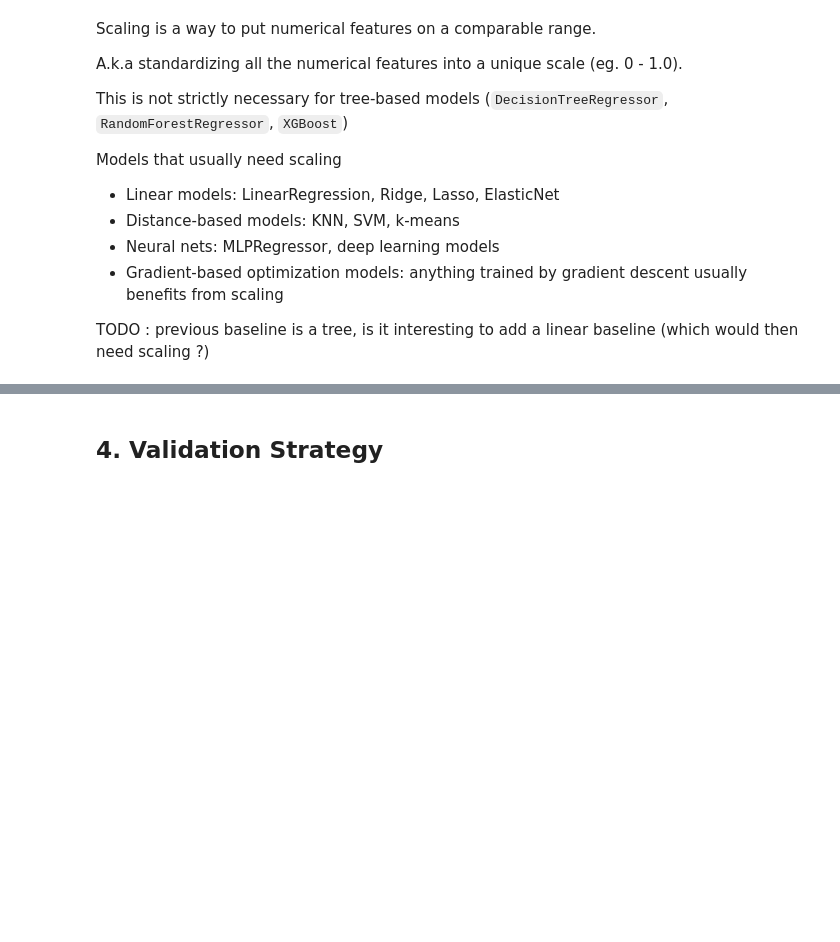
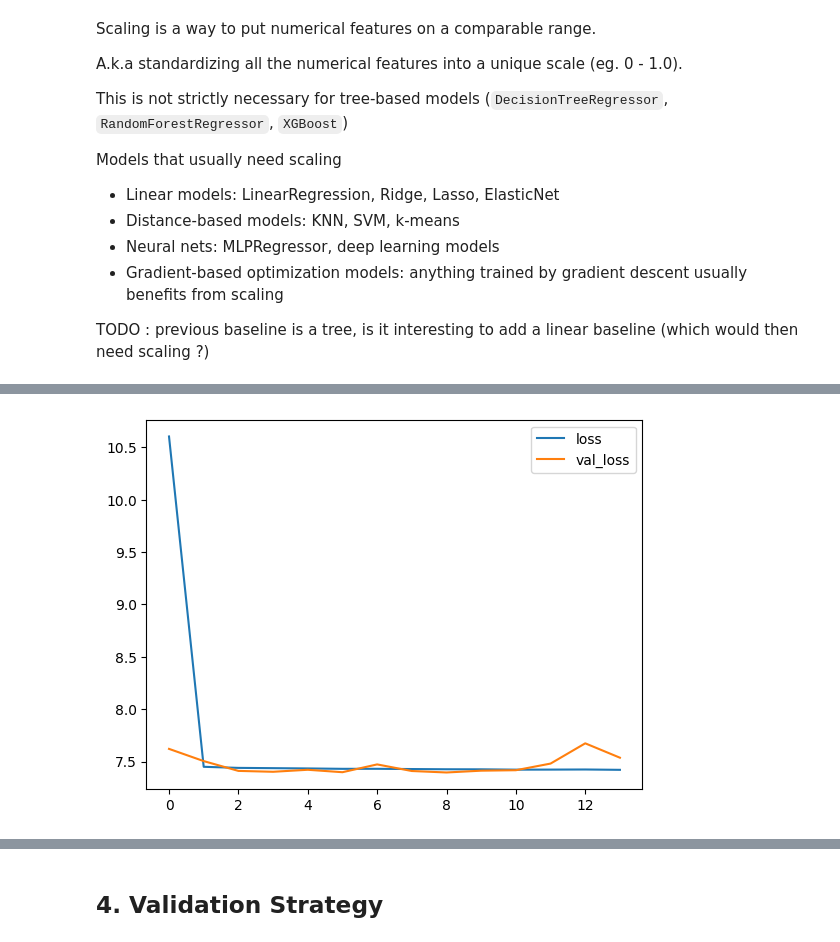
Before and after one commit to Muten-Roshi-Sama/MachineLearningLabs_4eiai40, a Jupyter notebook: Project2026/failure_prediction.ipynb, the cells around one changed output, grey strips where cells are left out. Saved outputs shown, nothing was run; the diff lists cells and outputs as text; code cells hidden in the pictures; blank space fills up the shorter version.

```diff
--- a/Project2026/failure_prediction.ipynb
+++ b/Project2026/failure_prediction.ipynb
@@ -1030,7 +1029,22 @@ from sklearn.pipeline import Pipeline
 from sklearn.impute import SimpleImputer
 from sklearn.preprocessing import RobustScaler
 
-numerical_transformer = Pipeline(steps=[
+# Change only from the previous numerical preprocessing
+scaled_numerical_transformer = Pipeline(steps=[
     ("imputer", SimpleImputer(strategy="median")),
-    ("scaler", RobustScaler())
+    ("scaler" , RobustScaler())
 ])
+
+# reuse same mutli_encoded strategies, except Numerical
+scaled_preprocessor = ColumnTransformer(
+    transformers=[
+        ("num", scaled_numerical_transformer, numerical_cols),
+        ("bin", binary_transformer          , binary_categorical_cols),
+        ("ord", ordinal_transformer         , ordinal_categorical_cols),
+        ("nom", nominal_transformer         , nominal_categorical_cols),
+    ]
+)
+
+# Reusable encoded data
+scaled_X_train = scaled_preprocessor.fit_transform(approach3_X_train)
+scaled_X_valid = scaled_preprocessor.transform(approach3_X_valid)
@@ -1036,0 +1187,14 @@ numerical_transformer = Pipeline(steps=[
+# %%
+print_history_summary(hist_A)
+graph_loss(hist_A)
+
+print("==========================================")
+
+print_history_summary(hist_B)
+graph_loss(hist_B)
+
+print("==========================================")
+
+print_history_summary(hist_C)
+graph_loss(hist_C)
+# %% [output]
@@ -1036,0 +1213 @@ numerical_transformer = Pipeline(steps=[
+[figure, added]
```
Also changed, not shown: parts of 12 cells of this notebook.
